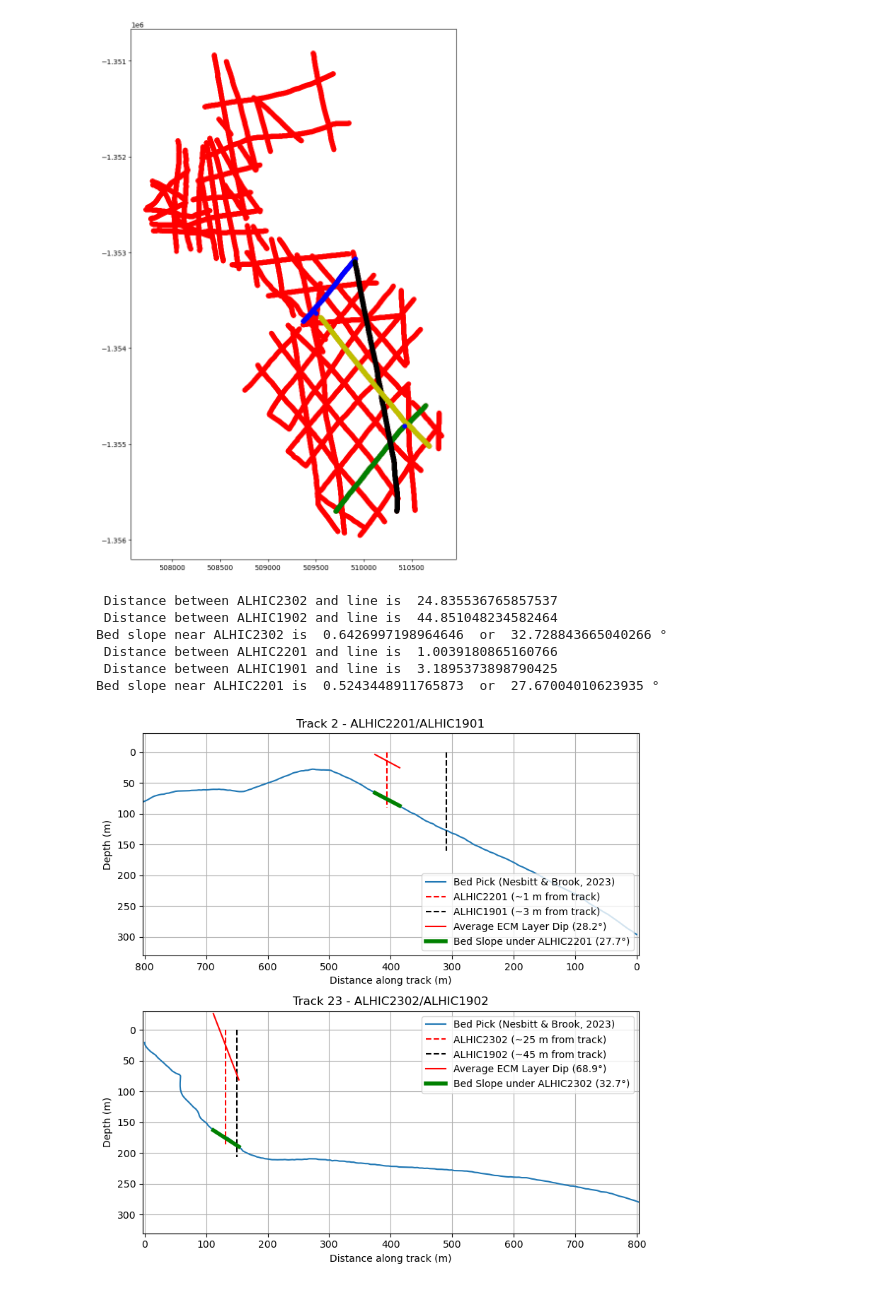
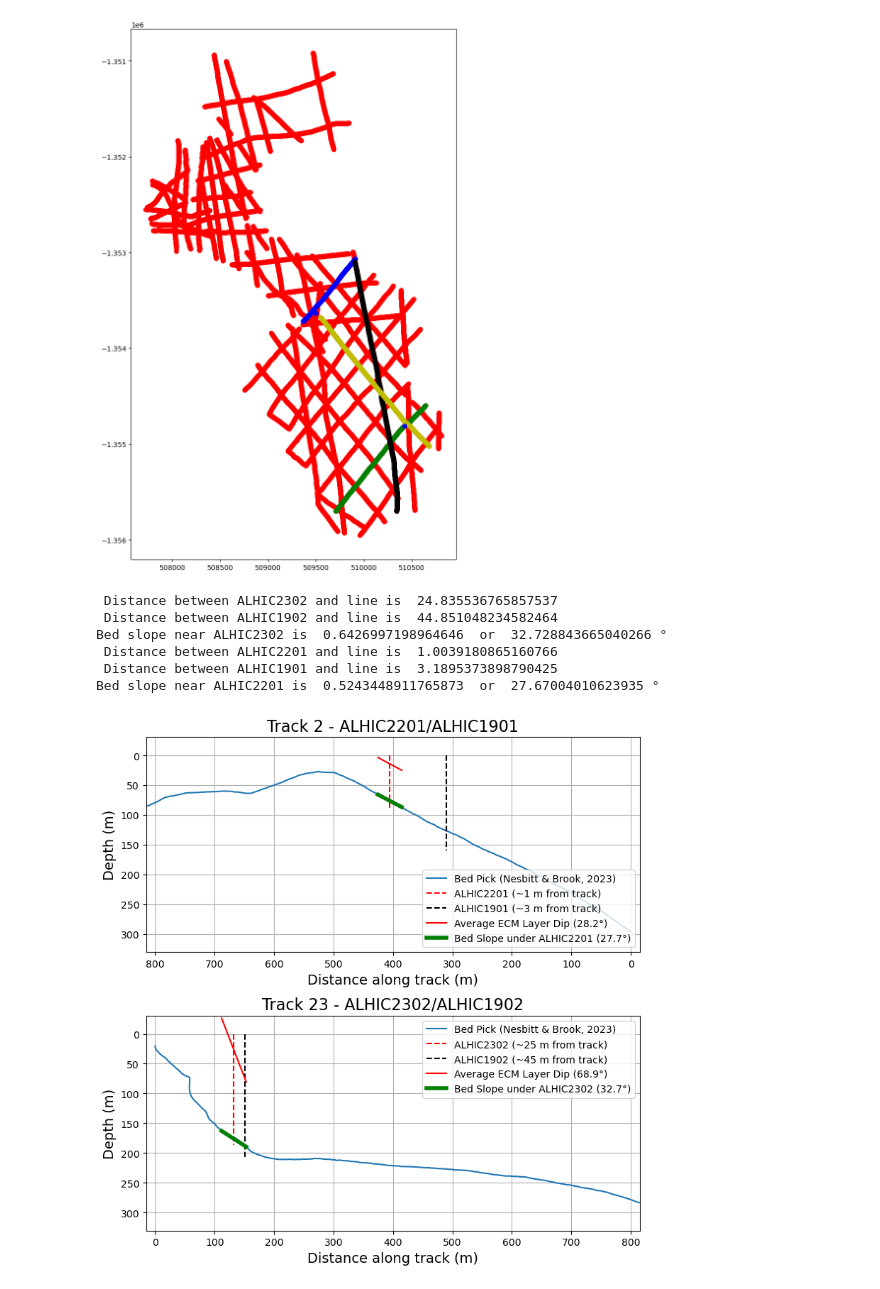
Before and after one commit to liamkirkpatrick/3d_ecm, a Jupyter notebook: scripts/radar/explore_picks.ipynb, the cells around one changed output. Saved outputs shown, nothing was run; the diff lists cells and outputs as text; code cells hidden in the pictures.

```diff
--- a/scripts/radar/explore_picks.ipynb
+++ b/scripts/radar/explore_picks.ipynb
@@ -337,37 +334,37 @@ for line,name,ax,cores,core_angle in zip([line23,line02],
 
     # set axis to equal scale
     ax.axis('equal')
 
     # apply x axis limits
     if name == 'Track 23':
         ax.set_xlim(0,800)
         ax.legend(loc='upper right')
     else:
         ax.set_xlim(800,0)
         ax.legend(loc='lower right')
 
 
     # plot housekeeping
     title = name + ' - ' + cores[0].name +'/'+cores[1].name
-    ax.set_title(title)
-    ax.set_xlabel('Distance along track (m)')
-    ax.set_ylabel('Depth (m)')
+    ax.set_title(title,fontsize=16)
+    ax.set_xlabel('Distance along track (m)', fontsize=14)
+    ax.set_ylabel('Depth (m)', fontsize=14)
     ax.set_ylim(300,0)
     ax.grid(True)
 
 fig.tight_layout()
 
 fig.savefig('../../../figures/paper_figures/radar.png')
 
 ax_save = axs[1]
 # %% [output]
  Distance between ALHIC2302 and line is  24.835536765857537
  Distance between ALHIC1902 and line is  44.851048234582464
 Bed slope near ALHIC2302 is  0.6426997198964646  or  32.728843665040266 °
  Distance between ALHIC2201 and line is  1.0039180865160766
  Distance between ALHIC1901 and line is  3.1895373898790425
 Bed slope near ALHIC2201 is  0.5243448911765873  or  27.67004010623935 °
-[figure, old version]
+[figure, new version]
 # %%
 # set up for this plot - make transformer
 
```
Also changed, not shown: parts of 3 cells of this notebook, 15 other files.
